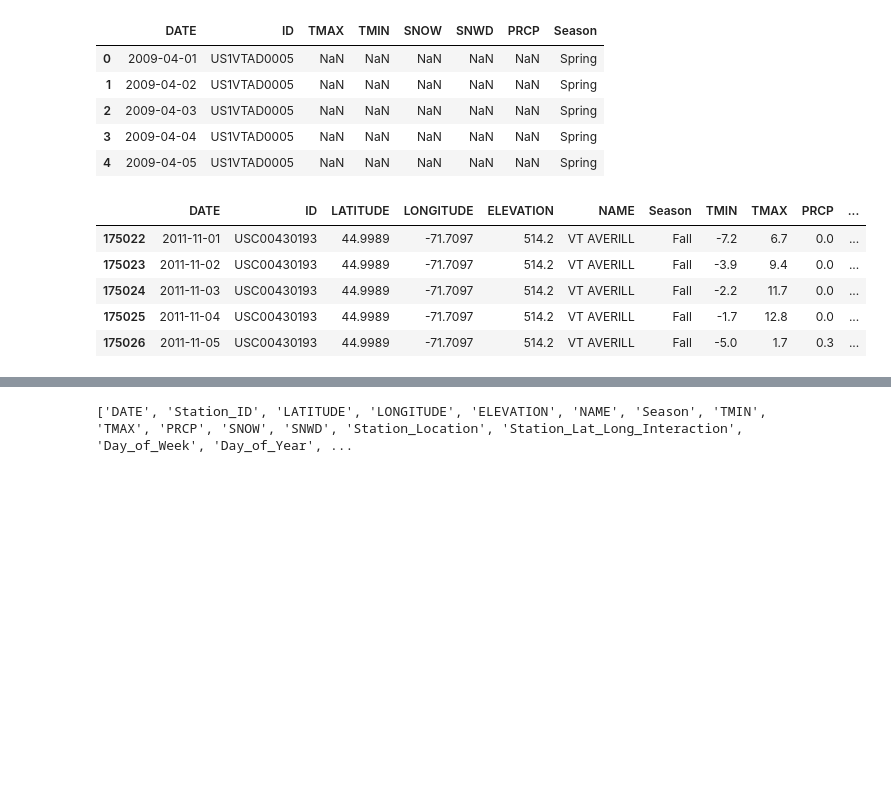
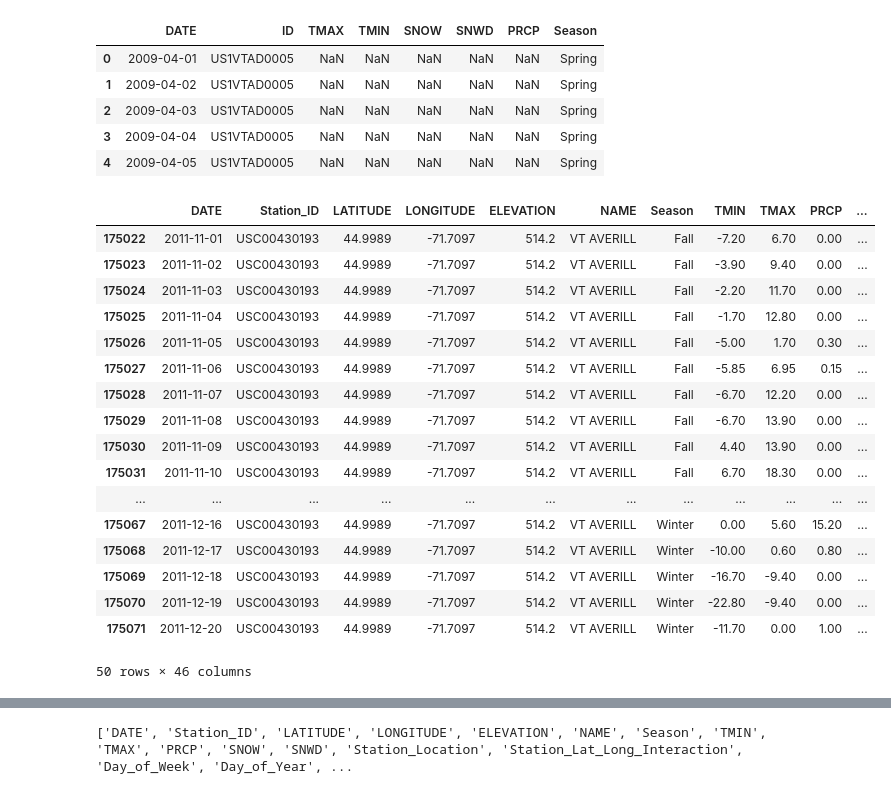
Before and after one commit to loki-k4/BlizzardX, a Jupyter notebook: Notebooks/Vermont_model_validation.ipynb, the cells around one changed output, grey strips where cells are left out. Drawn from its saved outputs; the diff is of its cells as text; code cells hidden in the pictures; blank space fills up the shorter version.

```diff
--- a/Notebooks/Vermont_model_validation.ipynb
+++ b/Notebooks/Vermont_model_validation.ipynb
@@ -68,14 +81,26 @@ df=imputer.clean_all()
 # %%
 df.to_csv('/workspaces/BlizzardX/Data/Diff_state.csv', index=False)
 # %%
-df.head()
+df.head(50)
 # %% [output]
-|  | DATE | ID | LATITUDE | LONGITUDE | ELEVATION | NAME | Season | TMIN | TMAX | PRCP | ... |
-| 175022 | 2011-11-01 | USC00430193 | 44.9989 | -71.7097 | 514.2 | VT AVERILL | Fall | -7.2 | 6.7 | 0.0 | ... |
-| 175023 | 2011-11-02 | USC00430193 | 44.9989 | -71.7097 | 514.2 | VT AVERILL | Fall | -3.9 | 9.4 | 0.0 | ... |
-| 175024 | 2011-11-03 | USC00430193 | 44.9989 | -71.7097 | 514.2 | VT AVERILL | Fall | -2.2 | 11.7 | 0.0 | ... |
-| 175025 | 2011-11-04 | USC00430193 | 44.9989 | -71.7097 | 514.2 | VT AVERILL | Fall | -1.7 | 12.8 | 0.0 | ... |
-| 175026 | 2011-11-05 | USC00430193 | 44.9989 | -71.7097 | 514.2 | VT AVERILL | Fall | -5.0 | 1.7 | 0.3 | ... |
+|  | DATE | Station_ID | LATITUDE | LONGITUDE | ELEVATION | NAME | Season | TMIN | TMAX | PRCP | ... |
+| 175022 | 2011-11-01 | USC00430193 | 44.9989 | -71.7097 | 514.2 | VT AVERILL | Fall | -7.20 | 6.70 | 0.00 | ... |
+| 175023 | 2011-11-02 | USC00430193 | 44.9989 | -71.7097 | 514.2 | VT AVERILL | Fall | -3.90 | 9.40 | 0.00 | ... |
+| 175024 | 2011-11-03 | USC00430193 | 44.9989 | -71.7097 | 514.2 | VT AVERILL | Fall | -2.20 | 11.70 | 0.00 | ... |
+| 175025 | 2011-11-04 | USC00430193 | 44.9989 | -71.7097 | 514.2 | VT AVERILL | Fall | -1.70 | 12.80 | 0.00 | ... |
+| 175026 | 2011-11-05 | USC00430193 | 44.9989 | -71.7097 | 514.2 | VT AVERILL | Fall | -5.00 | 1.70 | 0.30 | ... |
+| 175027 | 2011-11-06 | USC00430193 | 44.9989 | -71.7097 | 514.2 | VT AVERILL | Fall | -5.85 | 6.95 | 0.15 | ... |
+| 175028 | 2011-11-07 | USC00430193 | 44.9989 | -71.7097 | 514.2 | VT AVERILL | Fall | -6.70 | 12.20 | 0.00 | ... |
+| 175029 | 2011-11-08 | USC00430193 | 44.9989 | -71.7097 | 514.2 | VT AVERILL | Fall | -6.70 | 13.90 | 0.00 | ... |
+| 175030 | 2011-11-09 | USC00430193 | 44.9989 | -71.7097 | 514.2 | VT AVERILL | Fall | 4.40 | 13.90 | 0.00 | ... |
+| 175031 | 2011-11-10 | USC00430193 | 44.9989 | -71.7097 | 514.2 | VT AVERILL | Fall | 6.70 | 18.30 | 0.00 | ... |
+| ... | ... | ... | ... | ... | ... | ... | ... | ... | ... | ... | ... |
+| 175067 | 2011-12-16 | USC00430193 | 44.9989 | -71.7097 | 514.2 | VT AVERILL | Winter | 0.00 | 5.60 | 15.20 | ... |
+| 175068 | 2011-12-17 | USC00430193 | 44.9989 | -71.7097 | 514.2 | VT AVERILL | Winter | -10.00 | 0.60 | 0.80 | ... |
+| 175069 | 2011-12-18 | USC00430193 | 44.9989 | -71.7097 | 514.2 | VT AVERILL | Winter | -16.70 | -9.40 | 0.00 | ... |
+| 175070 | 2011-12-19 | USC00430193 | 44.9989 | -71.7097 | 514.2 | VT AVERILL | Winter | -22.80 | -9.40 | 0.00 | ... |
+| 175071 | 2011-12-20 | USC00430193 | 44.9989 | -71.7097 | 514.2 | VT AVERILL | Winter | -11.70 | 0.00 | 1.00 | ... |
+50 rows × 46 columns
 # %%
 df.columns
 df.info()
```
Also changed, not shown: parts of 12 cells of this notebook, 10 other files.
